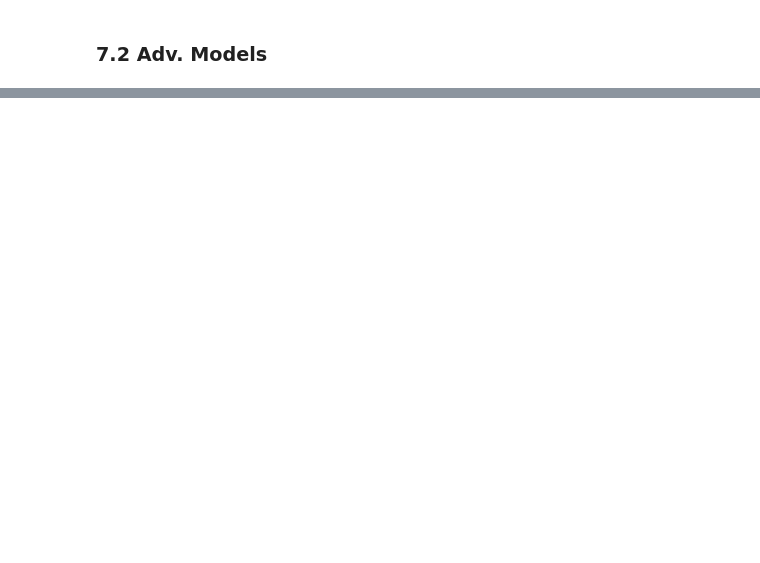
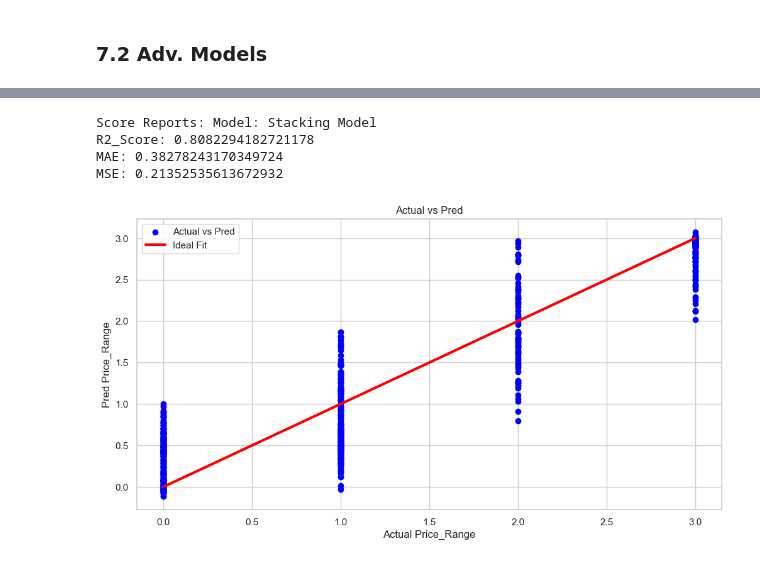
Before and after one commit to CrisMagdziak/Mobile_Prices, a Jupyter notebook: mobiles.ipynb, the cells around one changed output, grey strips where cells are left out. Saved outputs shown, nothing was run; the diff lists cells and outputs as text; code cells hidden in the pictures; blank space fills up the shorter version.

```diff
--- a/mobiles.ipynb
+++ b/mobiles.ipynb
@@ -507,0 +508,8 @@ MSE: 0.22470419490014726
+# %%
+stacking_model()
+# %% [output]
+Score Reports: Model: Stacking Model
+R2_Score: 0.8082294182721178
+MAE: 0.38278243170349724
+MSE: 0.21352535613672932
+[figure, added]
```
Also changed, not shown: parts of 6 cells of this notebook.
